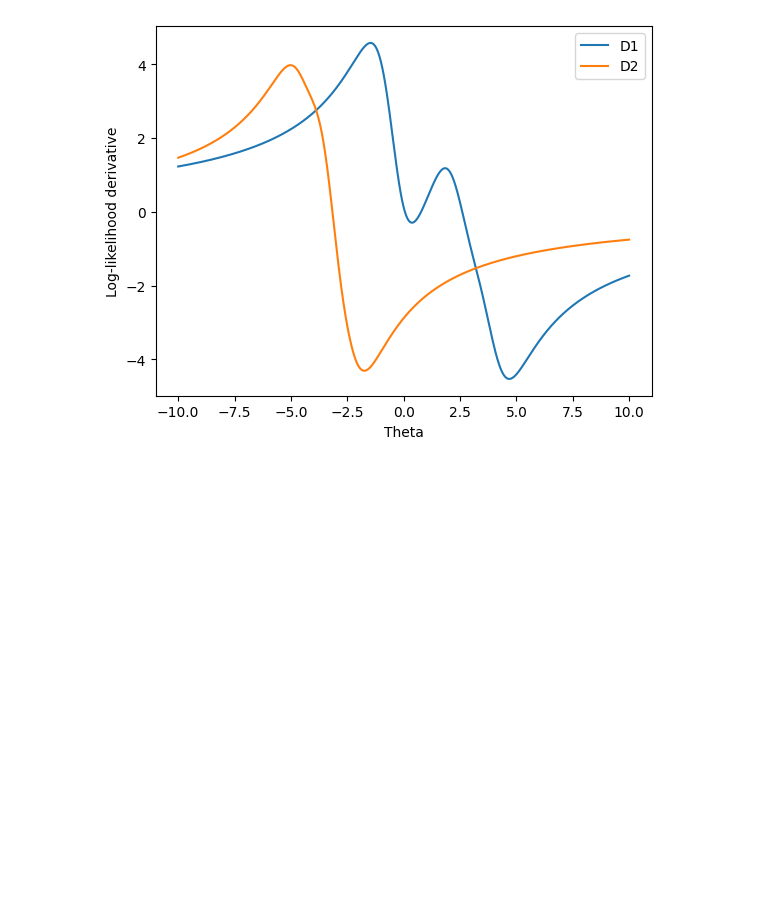
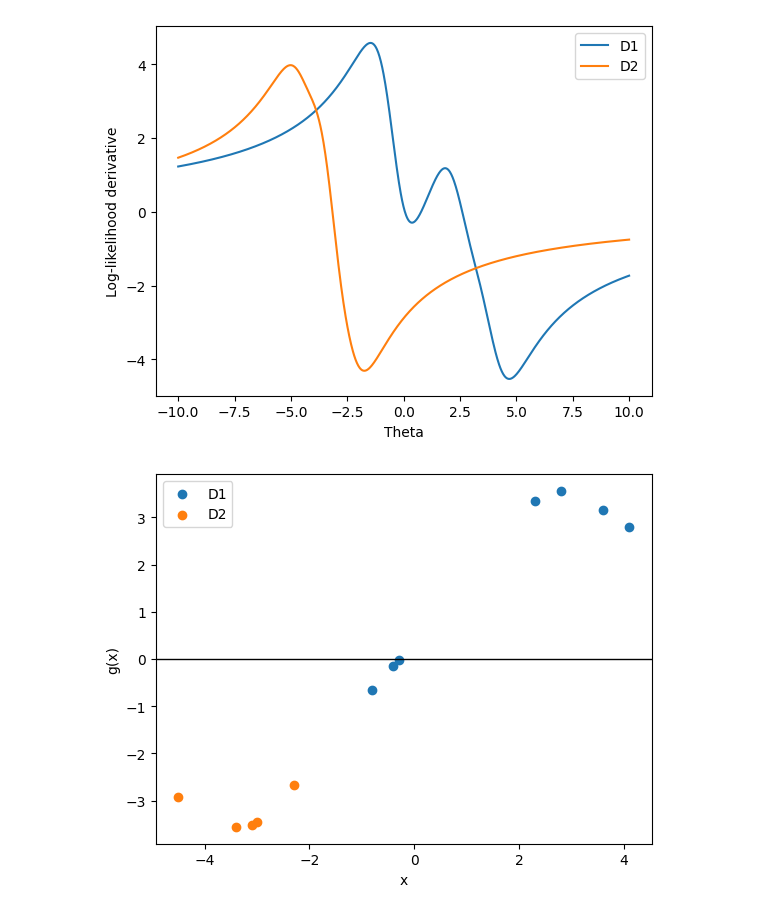
Before and after one commit to stavliv/pattern_recognition_project, a Jupyter notebook: part_a.ipynb, the cells around one changed output. Drawn from its saved outputs; the diff is of its cells as text; code cells hidden in the pictures; blank space fills up the shorter version.

Commit message:
Part A: Implement 2nd query

```diff
--- a/part_a.ipynb
+++ b/part_a.ipynb
@@ -242,3 +273,33 @@ Theta for d_1: 2.599795610944729
 Theta for d_2: -3.158576677026769
 [figure]
 [figure]
+# %%
+d_1 = [2.8, -0.4, -0.8, 2.3, -0.3, 3.6, 4.1]
+d_2 = [-4.5, -3.4, -3.1, -3.0, -2.3]
+
+# Maximum likelihood thetas taken from the first part
+theta_1 = 2.599795610944729
+theta_2 = -3.158576677026769
+
+# Compute the priors proportionally to the number of samples in each dataset
+prior_1 = len(d_1) / (len(d_1) + len(d_2))
+prior_2 = len(d_2) / (len(d_1) + len(d_2))
+
+classifier = Classifier()
+
+g_values_d_1 = classifier.predict(d_1, theta_1, theta_2, prior_1, prior_2)
+g_values_d_2 = classifier.predict(d_2, theta_1, theta_2, prior_1, prior_2)
+predicted_classes_d_1 = np.where(g_values_d_1 >= 0, 1, 2)
+predicted_classes_d_2 = np.where(g_values_d_2 >= 0, 1, 2)
+
+# Plot the g values
+plt.figure()
+plt.scatter(d_1, g_values_d_1, label="D1")
+plt.scatter(d_2, g_values_d_2, label="D2")
+plt.axhline(0, color='black', lw=1)
+plt.xlabel("x")
+plt.ylabel("g(x)")
+plt.legend()
+plt.show()
+# %% [output]
+[figure, added]
```
Also changed, not shown: parts of 1 cell of this notebook.
